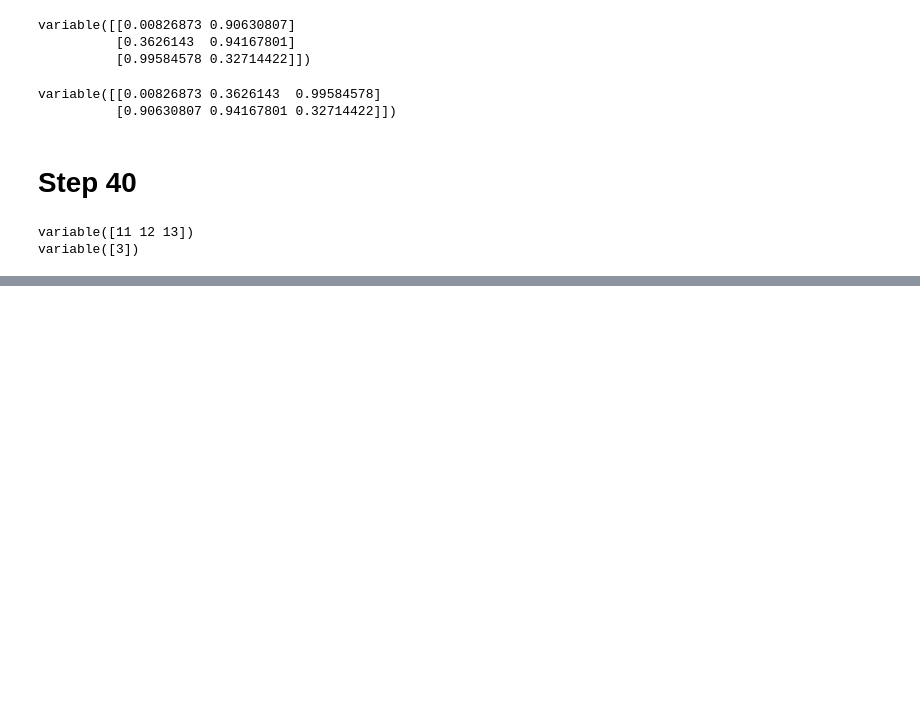
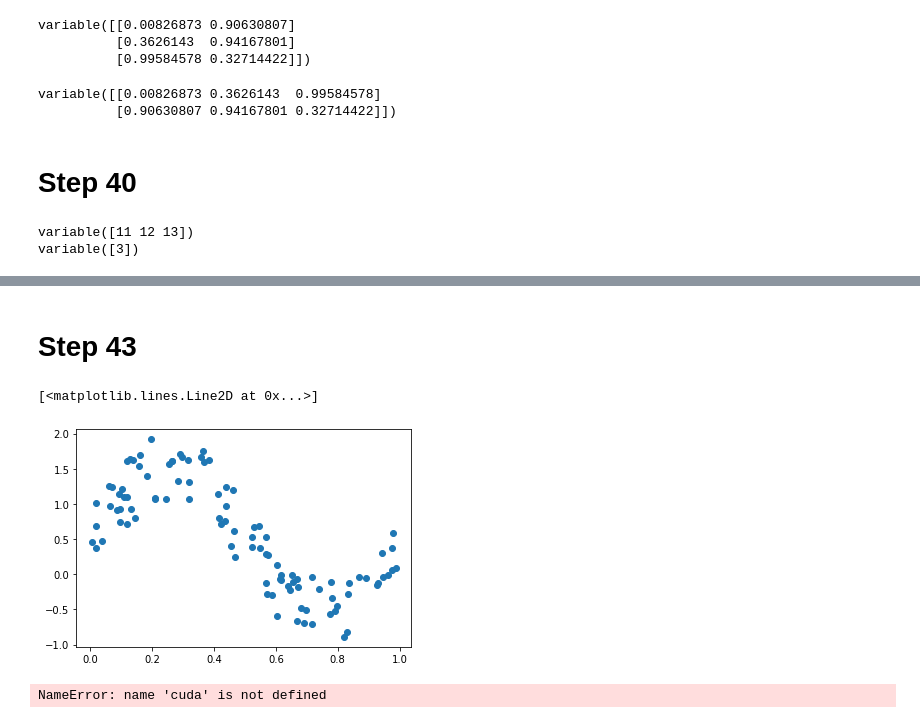
Before and after one commit to YoshimatsuSaito/DeZero, a Jupyter notebook: Stage 4.ipynb, the cells around one changed output, grey strips where cells are left out. Cells and saved outputs as stored; diff of their text form; code cells hidden in the pictures; blank space fills up the shorter version.

```diff
--- a/Stage 4.ipynb
+++ b/Stage 4.ipynb
@@ -47,0 +132,55 @@ variable([3])
+# %% [markdown]
+# Step 43
+# %%
+import numpy as np
+np.random.seed(0)
+x = np.random.rand(100, 1)
+y = np.sin(2 * np.pi * x) + np.random.rand(100,1)
+# %%
+import matplotlib.pyplot as plt
+plt.plot(x, y, 'o')
+# %% [output]
+[<matplotlib.lines.Line2D at 0x...>]
+[figure, added]
+# %%
+import numpy as np
+from dezero import Variable
+import dezero.functions as F
+
+np.random.seed(0)
+x = np.random.rand(100, 1)
+y = np.sin(2 * np.pi * x) + np.random.rand(100, 1)
+
+I, H, O = 1, 10, 1
+W1 = Variable(0.01 * np.random.randn(I, H))
+b1 = Variable(np.zeros(H))
+W2 = Variable(0.01 * np.random.randn(H, O))
+b2 = Variable(np.zeros(O))
+
+def predict(x):
+    y = F.linear(x, W1, b1)
+    y = F.sigmoid(y)
+    y = F.linear(y, W2, b2)
+    return y
+
+lr = 0.2
+iters = 1000
+
+for i in range(iters):
+    y_pred = predict(x)
+    loss = F.mean_squared_error(y, y_pred)
+
+    W1.cleargrad()
+    b1.cleargrad()
+    W2.cleargrad()
+    b2.cleargrad()
+    loss.backward()
+
+    W1.data -= lr * W1.grad.data
+    b1.data -= lr * b1.grad.data
+    W2.data -= lr * W2.grad.data
+    b2.data -= lr * b2.grad.data
+    if i % 1000 == 0:
+        print(loss)
+# %% [output]
+NameError: name 'cuda' is not defined
```
Also changed, not shown: parts of 7 cells of this notebook, 3 other files.
